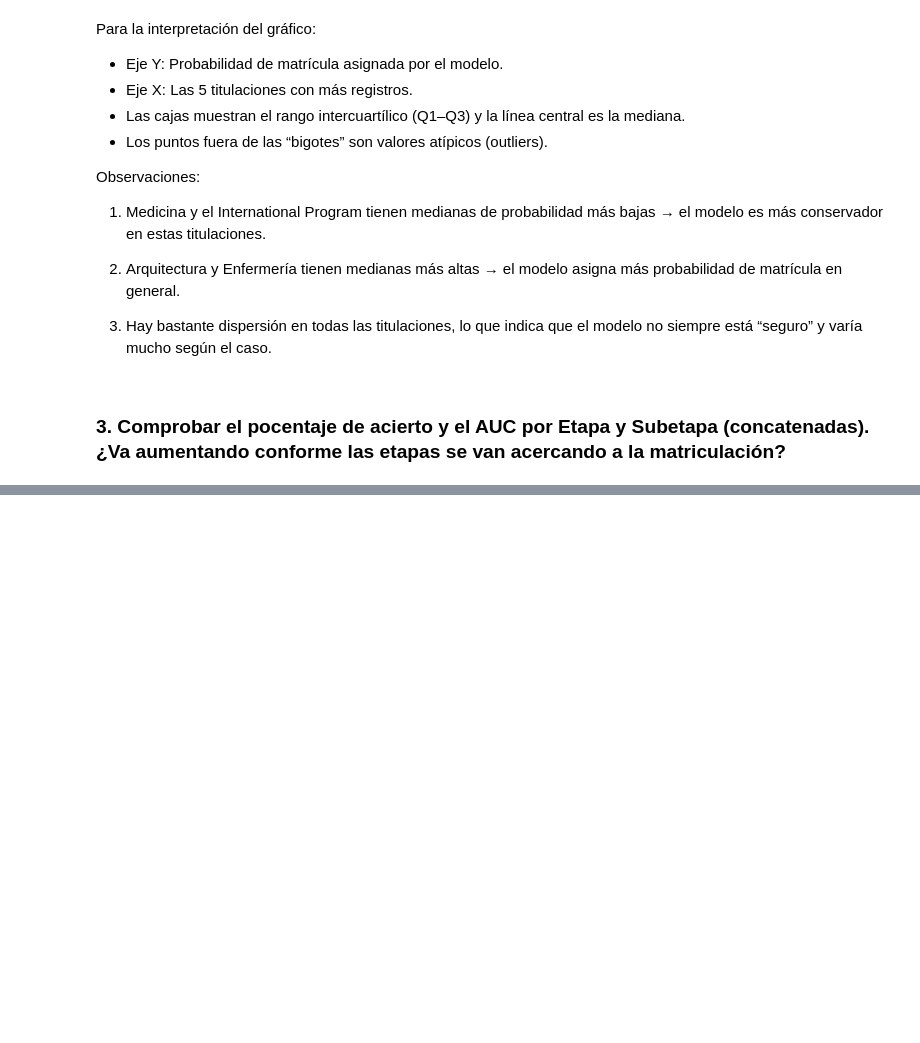
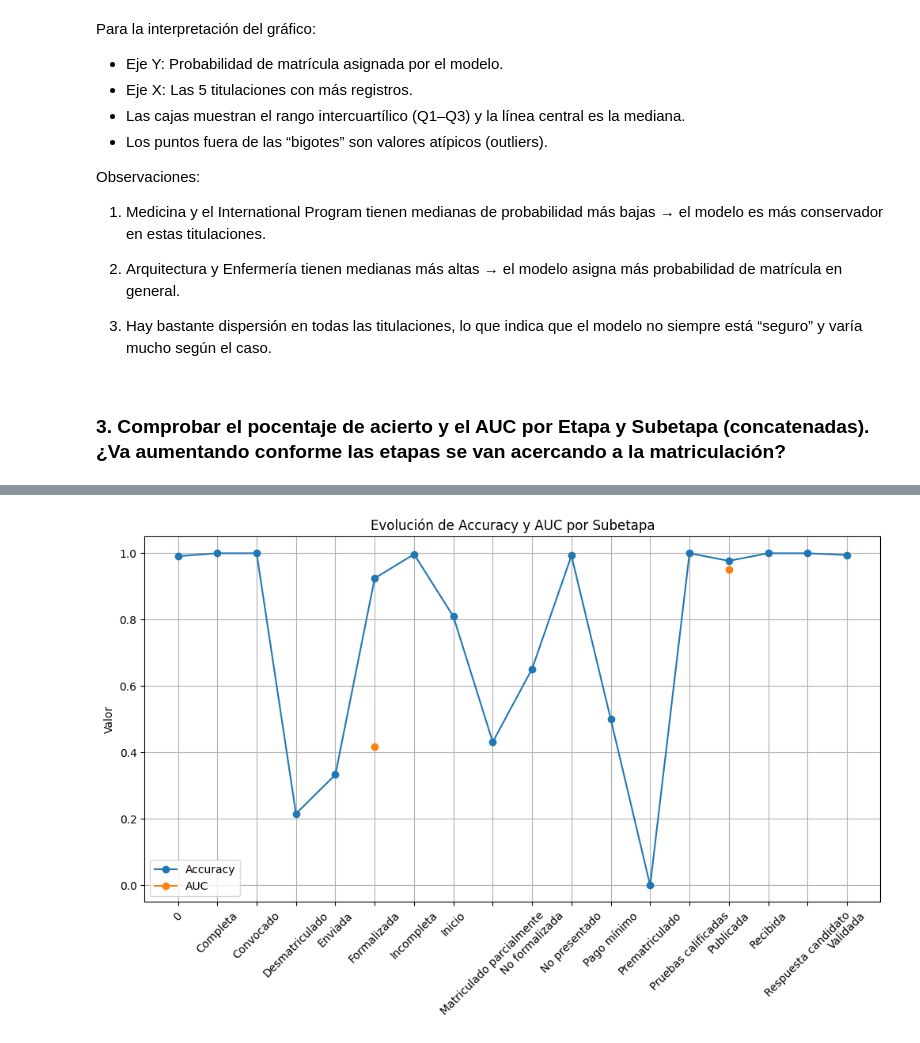
Before and after one commit to MiguelHernandezCorral/UNAV, a Jupyter notebook: notebooks/Resultados modelado - Seguimiento (Semana 3).ipynb, the cells around one changed output, grey strips where cells are left out. Cells and saved outputs as stored; diff of their text form; code cells hidden in the pictures; blank space fills up the shorter version.

Commit message:
Cambios 17:54 Resultados modelado Grados - Terminados

```diff
--- a/notebooks/Resultados modelado - Seguimiento (Semana 3).ipynb
+++ b/notebooks/Resultados modelado - Seguimiento (Semana 3).ipynb
@@ -221,0 +223,18 @@ resultados_subetapas
+# %%
+import matplotlib.pyplot as plt
+
+# Filtrar solo las subetapas con AUC calculable numérico
+df_plot = resultados_subetapas.copy()
+df_plot['auc'] = pd.to_numeric(df_plot['auc'], errors='coerce')
+
+plt.figure(figsize=(12,6))
+plt.plot(df_plot['PL_SUBETAPA'], df_plot['accuracy'], marker='o', label='Accuracy')
+plt.plot(df_plot['PL_SUBETAPA'], df_plot['auc'], marker='o', label='AUC')
+plt.xticks(rotation=45)
+plt.ylabel('Valor')
+plt.title('Evolución de Accuracy y AUC por Subetapa')
+plt.legend()
+plt.grid(True)
+plt.show()
+# %% [output]
+[figure, added]
```
Also changed, not shown: parts of 20 cells of this notebook.
